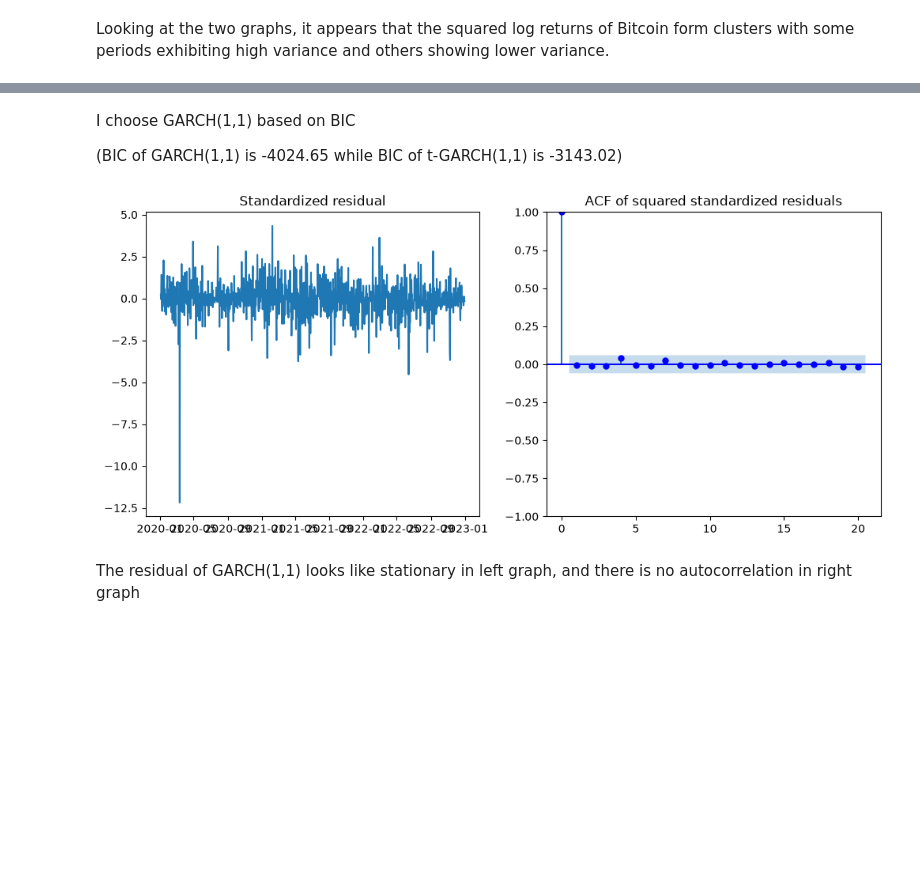
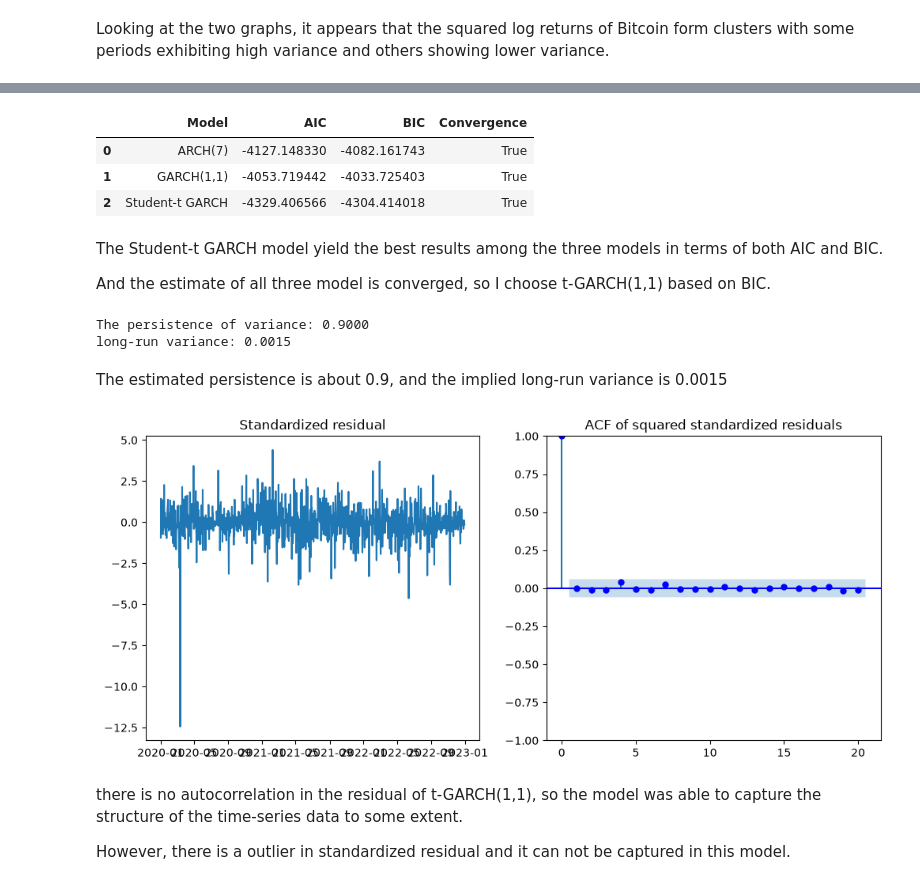
Before and after one commit to NagataTaku/MATH546_Capstone, a Jupyter notebook: capstone_stage1.ipynb, the cells around one changed output, grey strips where cells are left out. Saved outputs shown, nothing was run; the diff lists cells and outputs as text; code cells hidden in the pictures; blank space fills up the shorter version.

```diff
--- a/capstone_stage1.ipynb
+++ b/capstone_stage1.ipynb
@@ -170,22 +269,54 @@ nu            19.5894      0.752     26.033 2.096e-149 [ 18.115, 21.064]
 ========================================================================
 
 Covariance estimator: robust
+# %%
+# summarize the result
+result_table = pd.DataFrame(columns=["Model", "AIC", "BIC", "Convergence"])
+result_table["Model"] = ["ARCH(7)", "GARCH(1,1)", "Student-t GARCH"]
+result_table["AIC"] = [arch_result.aic, garch_result.aic, tgarch_result.aic]
+result_table["BIC"] = [arch_result.bic, garch_result.bic, tgarch_result.bic]
+result_table["Convergence"] = [arch_result.convergence_flag == 0,
+                               garch_result.convergence_flag == 0,
+                               tgarch_result.convergence_flag == 0]
+
+result_table
+# %% [output]
+|  | Model | AIC | BIC | Convergence |
+| 0 | ARCH(7) | -4127.148330 | -4082.161743 | True |
+| 1 | GARCH(1,1) | -4053.719442 | -4033.725403 | True |
+| 2 | Student-t GARCH | -4329.406566 | -4304.414018 | True |
 # %% [markdown]
-I choose GARCH(1,1) based on BIC
+The Student-t GARCH model yield the best results among the three models in terms of both AIC and BIC.
 
-(BIC of GARCH(1,1) is -4024.65 while BIC of t-GARCH(1,1) is -3143.02)
+And the estimate of all three model is converged, so I choose t-GARCH(1,1) based on BIC.
+# %%
+# Check the stationarity of unconditional variance
+rho = tgarch_result.params["alpha[1]"] + tgarch_result.params["beta[1]"]
+v = tgarch_result.params["omega"] / (1 - rho)
+
+print(f"The persistence of variance: {rho:.4f}")
+print(f"long-run variance: {v:.4f}")
+# %% [output]
+The persistence of variance: 0.9000
+long-run variance: 0.0015
+# %% [markdown]
+The estimated persistence is about 0.9, and the implied long-run variance is 0.0015
 # %%
-resid = garch_result.std_resid
+# Check Residual
+
+resid = tgarch_result.std_resid
 
 fig, axes = plt.subplots(1, 2, figsize=(12, 5))
 
 axes[0].plot(resid)
 axes[0].set_title("Standardized residual")
 plot_acf(resid**2, ax = axes[1], lags = 20, color = "blue")
 axes[1].set_title("ACF of squared standardized residuals")
 
 plt.show()
 # %% [output]
-[figure, old version]
+[figure, new version]
 # %% [markdown]
-The residual of GARCH(1,1) looks like stationary in left graph, and there is no autocorrelation in right graph
+there is no autocorrelation in the residual of t-GARCH(1,1), so the model was able to capture the structure of the time-series data to some extent.
+
+However, there is a outlier in standardized residual and it can not be captured in this model.
```
Also changed, not shown: parts of 64 cells of this notebook, 2 other files.
